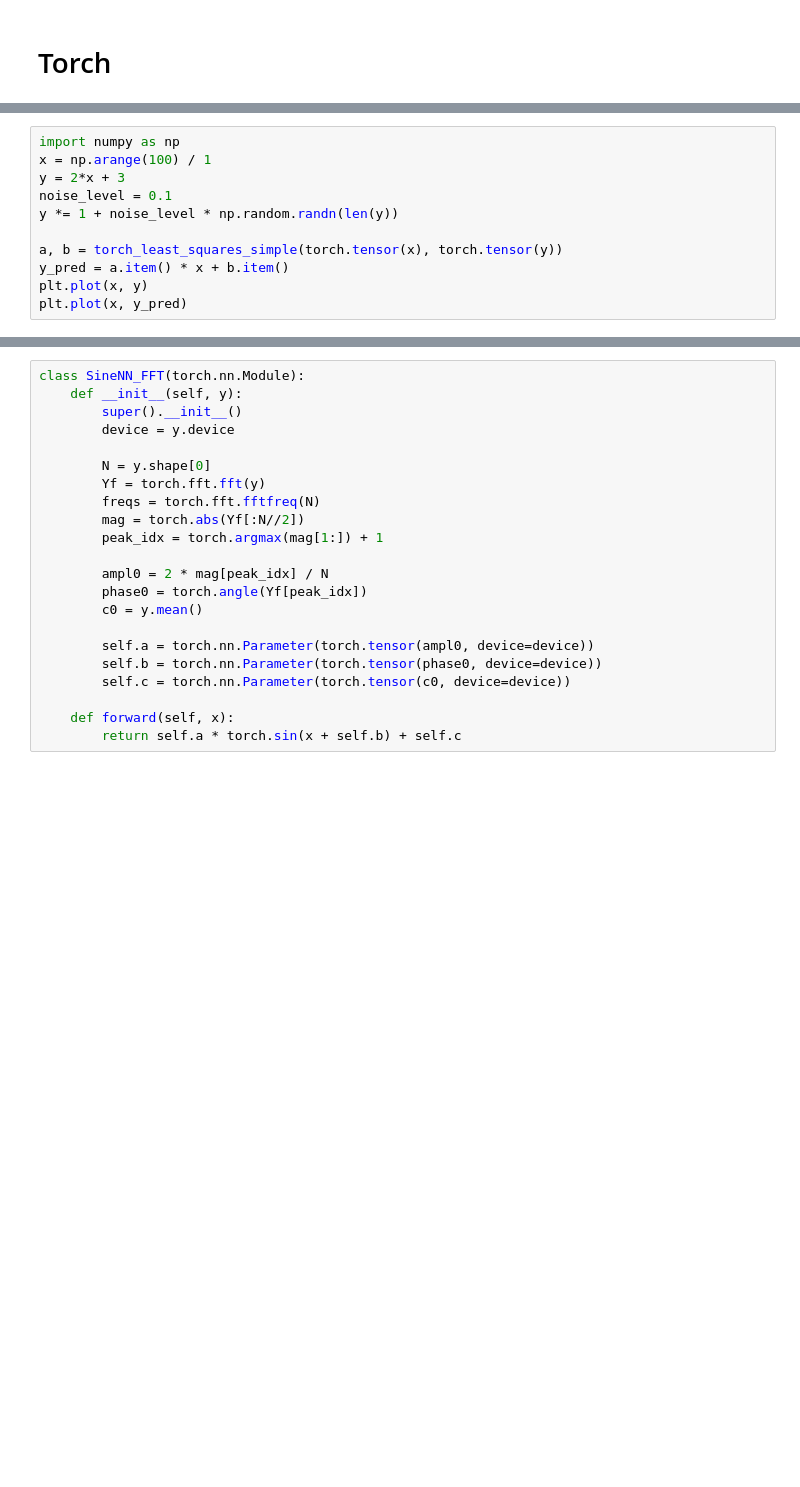
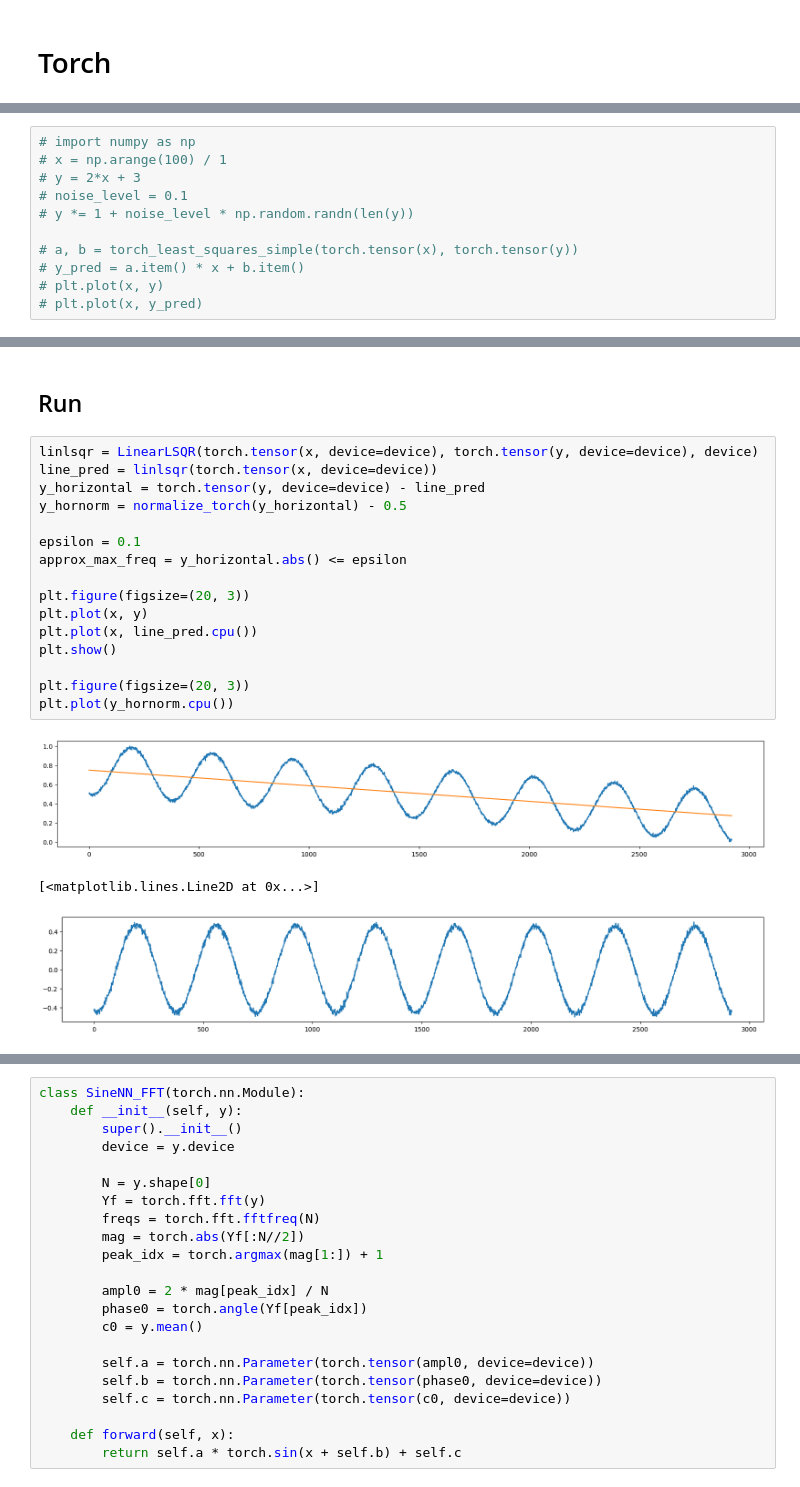
Before and after one commit to Ansebi/SIN-activated_Neural_Network_for_Time_Series_Forecasting, a Jupyter notebook: pytorch/scratch.ipynb, the cells around one changed output, grey strips where cells are left out. Drawn from its saved outputs; the diff is of its cells as text; blank space fills up the shorter version.

```diff
--- a/pytorch/scratch.ipynb
+++ b/pytorch/scratch.ipynb
@@ -98,11 +141,11 @@ def torch_least_squares_simple(x, y) -> tuple:
 # %%
-import numpy as np
-x = np.arange(100) / 1
-y = 2*x + 3
-noise_level = 0.1
-y *= 1 + noise_level * np.random.randn(len(y))
+# import numpy as np
+# x = np.arange(100) / 1
+# y = 2*x + 3
+# noise_level = 0.1
+# y *= 1 + noise_level * np.random.randn(len(y))
 
-a, b = torch_least_squares_simple(torch.tensor(x), torch.tensor(y))
-y_pred = a.item() * x + b.item()
-plt.plot(x, y)
-plt.plot(x, y_pred)
+# a, b = torch_least_squares_simple(torch.tensor(x), torch.tensor(y))
+# y_pred = a.item() * x + b.item()
+# plt.plot(x, y)
+# plt.plot(x, y_pred)
@@ -143,0 +197,22 @@ y_pred = model(x_test_tensor).detach().cpu().numpy()
+# %% [markdown]
+## Run
+# %%
+linlsqr = LinearLSQR(torch.tensor(x, device=device), torch.tensor(y, device=device), device)
+line_pred = linlsqr(torch.tensor(x, device=device))
+y_horizontal = torch.tensor(y, device=device) - line_pred
+y_hornorm = normalize_torch(y_horizontal) - 0.5
+
+epsilon = 0.1
+approx_max_freq = y_horizontal.abs() <= epsilon
+
+plt.figure(figsize=(20, 3))
+plt.plot(x, y)
+plt.plot(x, line_pred.cpu())
+plt.show()
+
+plt.figure(figsize=(20, 3))
+plt.plot(y_hornorm.cpu())
+# %% [output]
+[figure, added]
+[<matplotlib.lines.Line2D at 0x...>]
+[figure, added]
```
Also changed, not shown: parts of 14 cells of this notebook.
